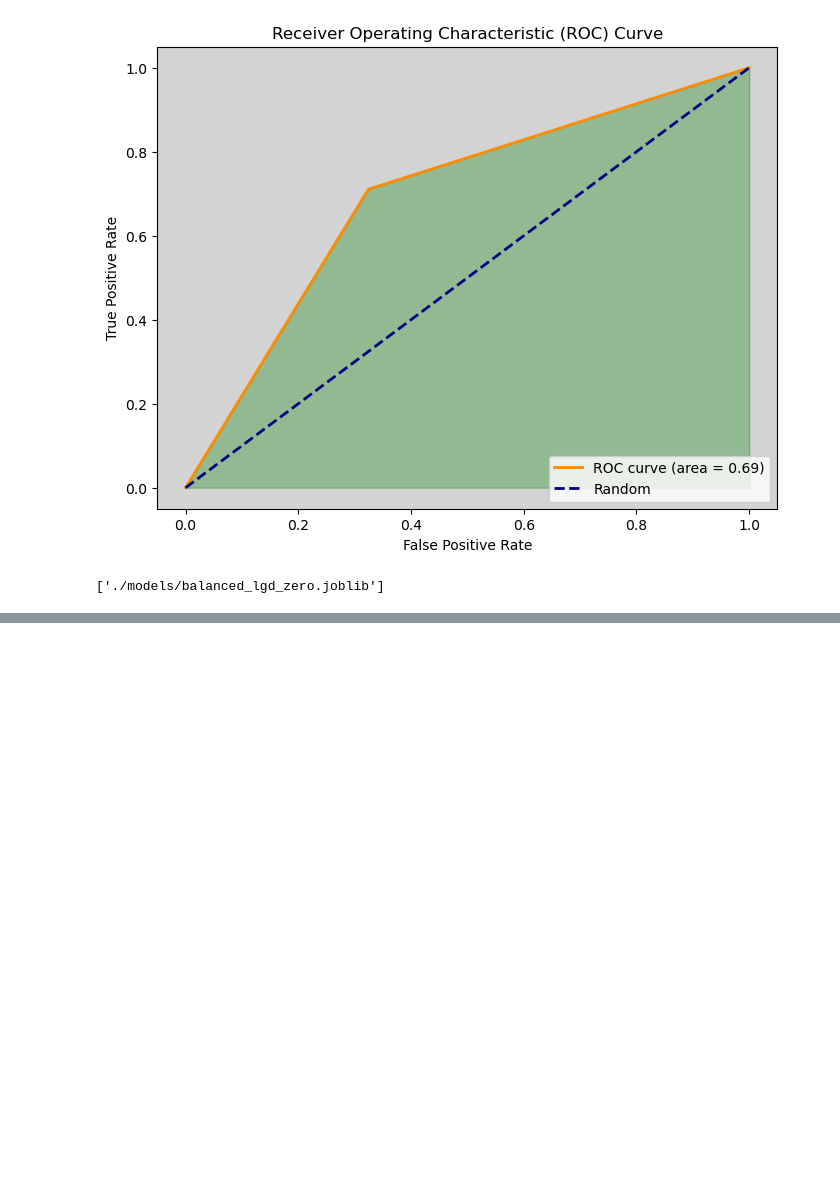
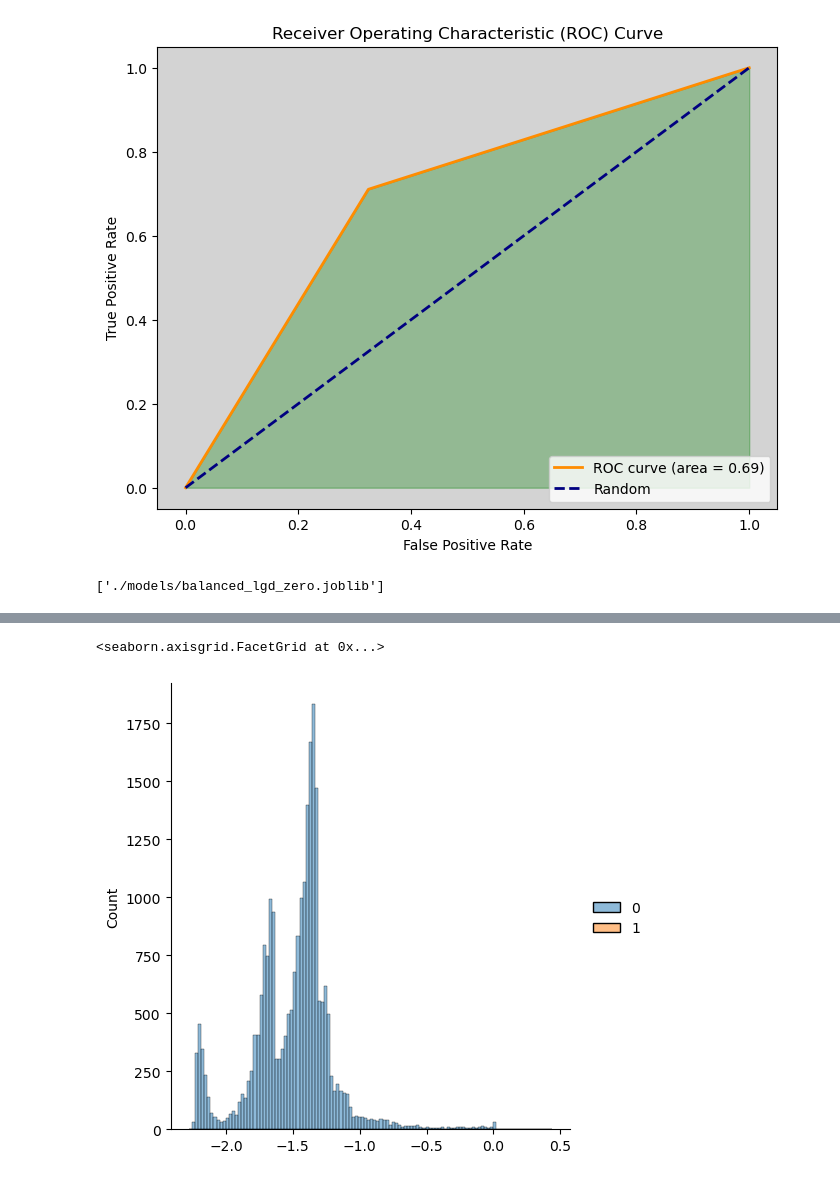
Before and after one commit to pvsnp9/credit-risk-modelling, a Jupyter notebook: lgd_model_zero.ipynb, the cells around one changed output, grey strips where cells are left out. Drawn from its saved outputs; the diff is of its cells as text; code cells hidden in the pictures; blank space fills up the shorter version.

```diff
--- a/lgd_model_zero.ipynb
+++ b/lgd_model_zero.ipynb
@@ -461,0 +546,6 @@ dump(balanced_lgd_model, f"{model_path}balanced_lgd_zero.joblib")
+# %%
+from scipy.stats import boxcox
+sns.displot(boxcox(lr_data_copy.loc[lr_data_copy['recovery_rate_0_1'] == 1]['recovery_rate']))
+# %% [output]
+<seaborn.axisgrid.FacetGrid at 0x...>
+[figure, added]
```
Also changed, not shown: parts of 13 cells of this notebook, 1 other file.
